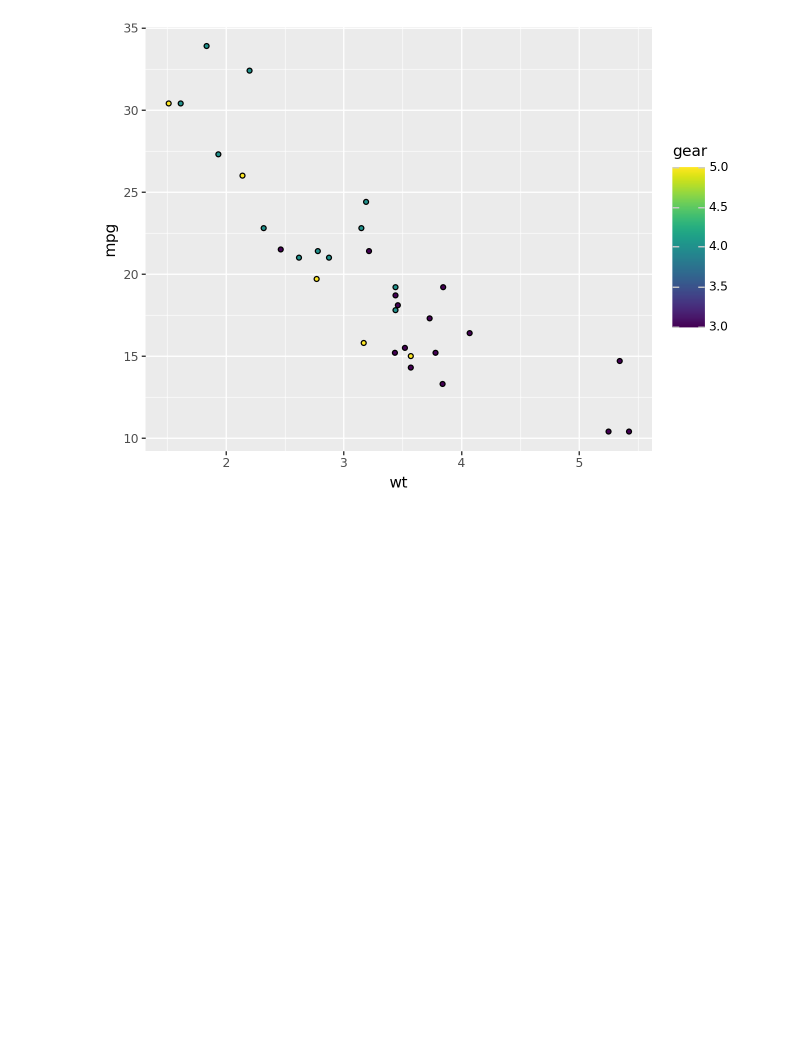
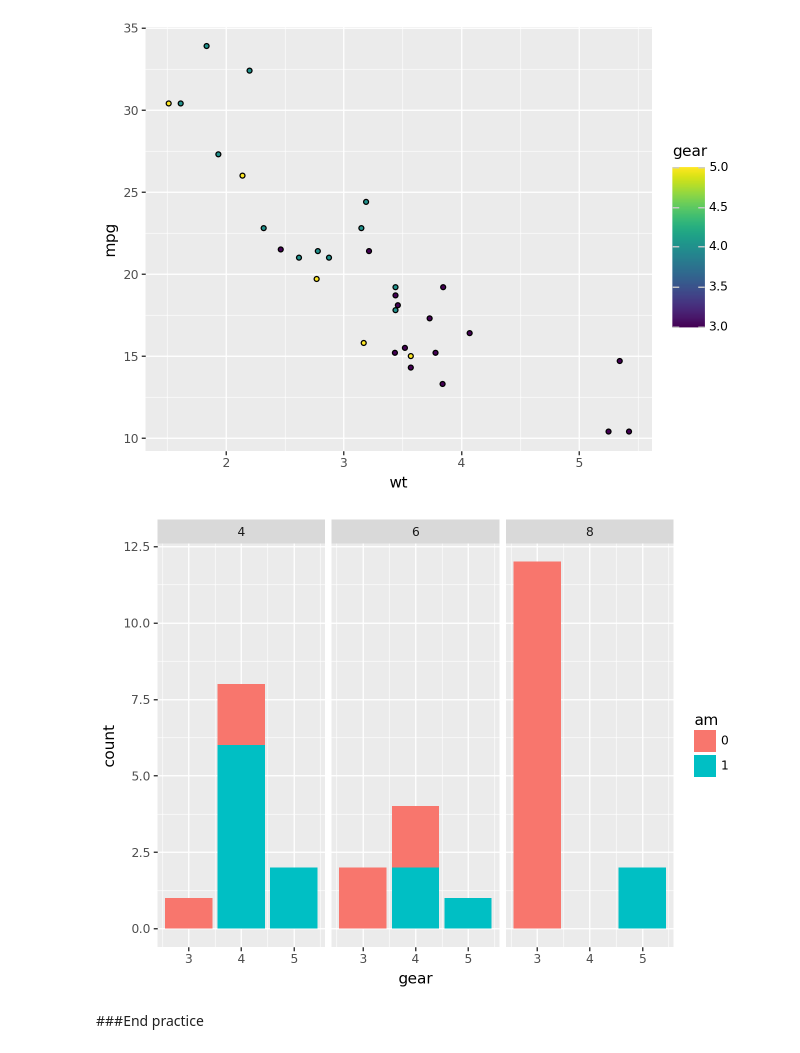
Before and after one commit to kabeer1984/PIIT, a Jupyter notebook: py/pd/graph2practice.ipynb, the cells around one changed output. Cells and saved outputs as stored; diff of their text form; code cells hidden in the pictures; blank space fills up the shorter version.

```diff
--- a/py/pd/graph2practice.ipynb
+++ b/py/pd/graph2practice.ipynb
@@ -55,3 +55,9 @@ from plotnine import *
 (ggplot(mtcars, aes(x="wt", y="mpg", fill="gear"))     + geom_point() )
 # %% [output]
 [figure]
+# %%
+( ggplot(mtcars.astype({'am':'category'}), aes(x="gear", fill='am'))  + geom_bar(position="stack") + facet_grid("~ cyl"))
+# %% [output]
+[figure, added]
+# %% [markdown]
+###End practice
```
Also changed, not shown: 1 other file.
